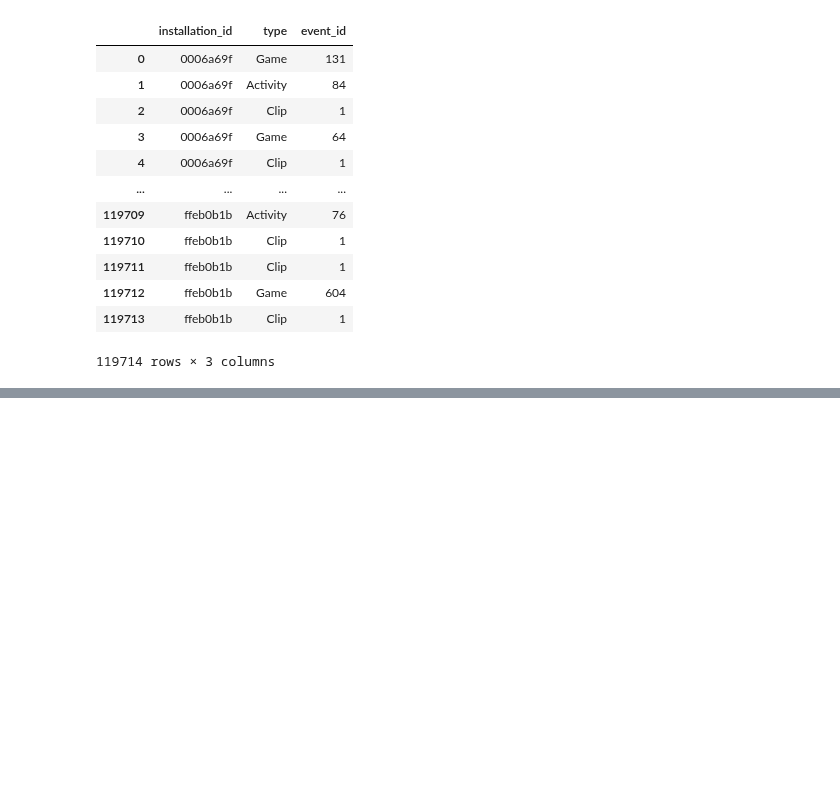
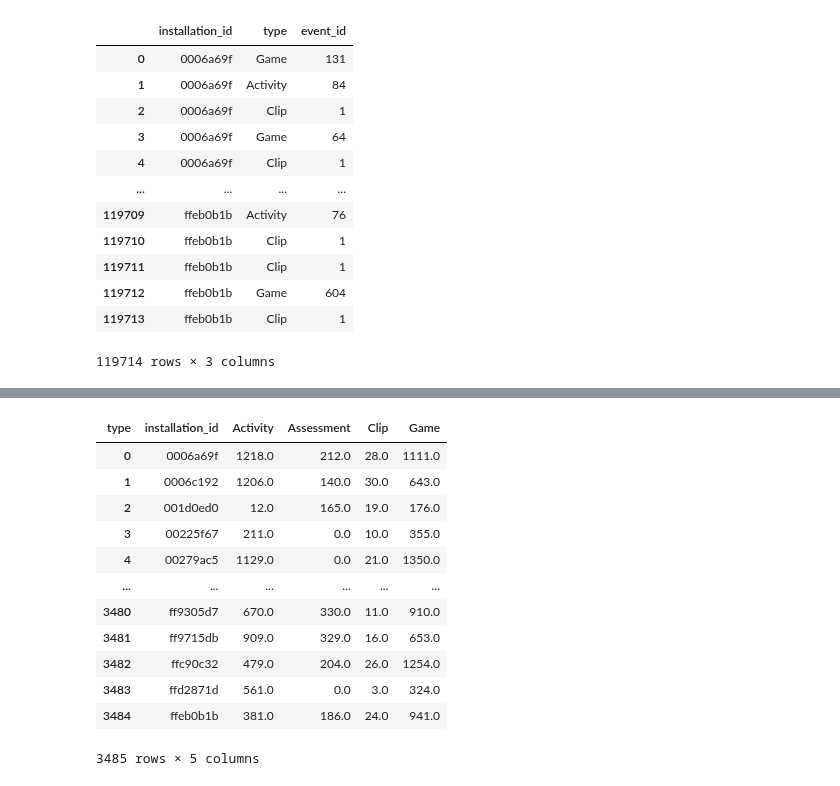
Before and after one commit to cats-in-the-hat/PBS-KIDS2, a Jupyter notebook: JQ_clean.ipynb, the cells around one changed output, grey strips where cells are left out. Saved outputs shown, nothing was run; the diff lists cells and outputs as text; code cells hidden in the pictures; blank space fills up the shorter version.

```diff
--- a/JQ_clean.ipynb
+++ b/JQ_clean.ipynb
@@ -375,0 +501,2 @@ df[df.type == 'Assessment'].groupby(["world","title"]).installation_id.count()
+# %%
+test.drop(columns = ['accuracy_x', 'accuracy_group', 'date', 'hour', 'weekday', 'accuracy_y'], inplace = True)
@@ -375,0 +527,2 @@ df[df.type == 'Assessment'].groupby(["world","title"]).installation_id.count()
+# %%
+agg = test.groupby(['installation_id','game_session','type'])[['title']].count()
@@ -375,0 +546,2 @@ df[df.type == 'Assessment'].groupby(["world","title"]).installation_id.count()
+# %%
+agg = agg.reset_index()
@@ -375,0 +564,23 @@ df[df.type == 'Assessment'].groupby(["world","title"]).installation_id.count()
+# %%
+agggg = (agg
+       .pivot_table(
+           values = 'title',
+           index = ['installation_id'],
+           columns = ['type'],
+           aggfunc=np.sum).fillna(0).reset_index())
+# %%
+agggg
+# %% [output]
+| type | installation_id | Activity | Assessment | Clip | Game |
+| 0 | 0006a69f | 1218.0 | 212.0 | 28.0 | 1111.0 |
+| 1 | 0006c192 | 1206.0 | 140.0 | 30.0 | 643.0 |
+| 2 | 001d0ed0 | 12.0 | 165.0 | 19.0 | 176.0 |
+| 3 | 00225f67 | 211.0 | 0.0 | 10.0 | 355.0 |
+| 4 | 00279ac5 | 1129.0 | 0.0 | 21.0 | 1350.0 |
+| ... | ... | ... | ... | ... | ... |
+| 3480 | ff9305d7 | 670.0 | 330.0 | 11.0 | 910.0 |
+| 3481 | ff9715db | 909.0 | 329.0 | 16.0 | 653.0 |
+| 3482 | ffc90c32 | 479.0 | 204.0 | 26.0 | 1254.0 |
+| 3483 | ffd2871d | 561.0 | 0.0 | 3.0 | 324.0 |
+| 3484 | ffeb0b1b | 381.0 | 186.0 | 24.0 | 941.0 |
+3485 rows × 5 columns
```
Also changed, not shown: parts of 38 cells of this notebook.
